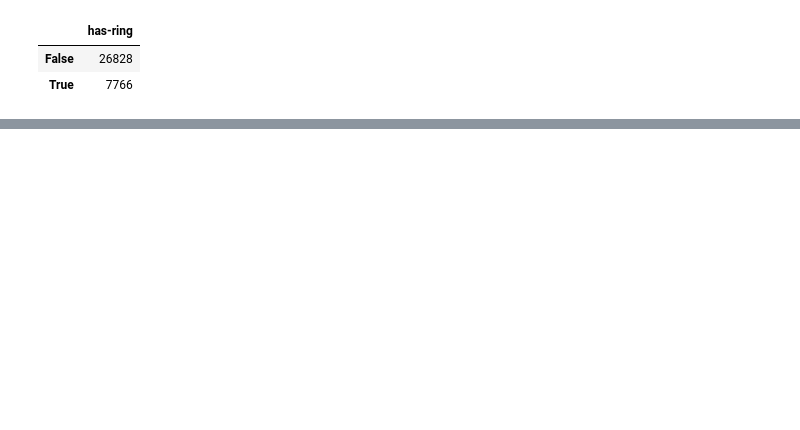
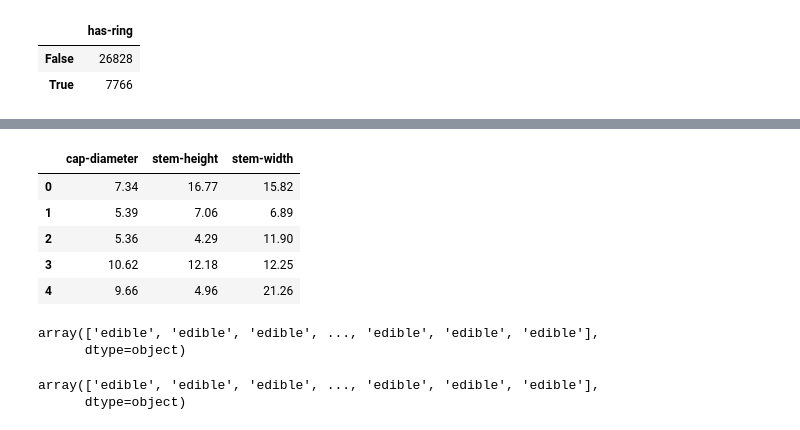
Before and after one commit to lauragabrielson/Mushroom_Classifier, a Jupyter notebook: NA data generation/North American Mushrooms - secondary data.ipynb, the cells around one changed output, grey strips where cells are left out. Saved outputs shown, nothing was run; the diff lists cells and outputs as text; code cells hidden in the pictures; blank space fills up the shorter version.

Commit message:
Ran first pass of neural network on NA data.

```diff
--- a/NA data generation/North American Mushrooms - secondary data.ipynb
+++ b/NA data generation/North American Mushrooms - secondary data.ipynb
@@ -259,0 +300,13 @@ na_mushroom_df.head()
+# %%
+y = encoded_data["class"]
+target_names = ["edible", "poisonous"]
+
+X = encoded_data[["cap-diameter", "stem-height", "stem-width"]]
+X.head()
+# %% [output]
+|  | cap-diameter | stem-height | stem-width |
+| 0 | 7.34 | 16.77 | 15.82 |
+| 1 | 5.39 | 7.06 | 6.89 |
+| 2 | 5.36 | 4.29 | 11.90 |
+| 3 | 10.62 | 12.18 | 12.25 |
+| 4 | 9.66 | 4.96 | 21.26 |
@@ -259,0 +320,5 @@ na_mushroom_df.head()
+# %%
+standard_prediction
+# %% [output]
+array(['edible', 'edible', 'edible', ..., 'edible', 'edible', 'edible'],
+      dtype=object)
@@ -259,0 +333,5 @@ na_mushroom_df.head()
+# %%
+minmax_prediction
+# %% [output]
+array(['edible', 'edible', 'edible', ..., 'edible', 'edible', 'edible'],
+      dtype=object)
```
Also changed, not shown: parts of 25 cells of this notebook.
